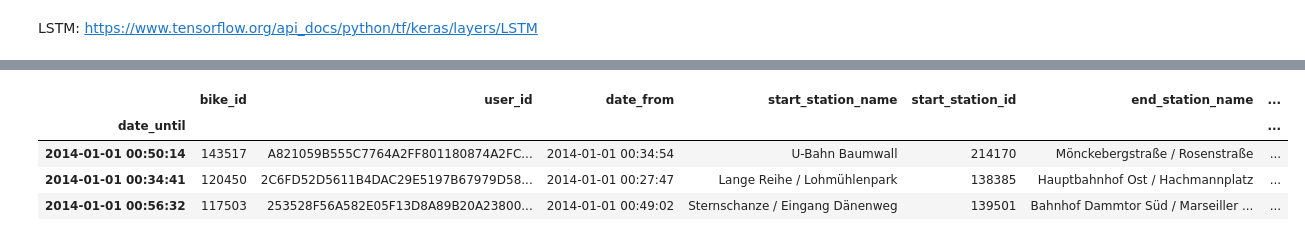
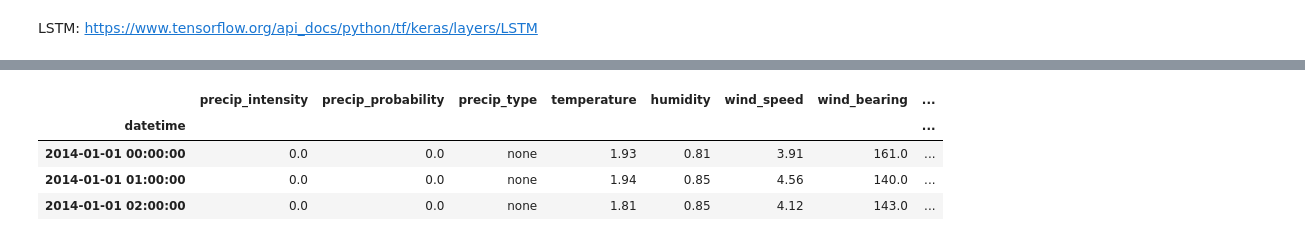
Before and after one commit to dorotheelaugwitz/master-thesis, a Jupyter notebook: prediction_rnn.ipynb, the cells around one changed output, grey strips where cells are left out. Cells and saved outputs as stored; diff of their text form; code cells hidden in the pictures.

Commit message:
Cleanup notebooks

```diff
--- a/prediction_rnn.ipynb
+++ b/prediction_rnn.ipynb
@@ -29,8 +39,14 @@ df.set_index("date_until", inplace=True)
 # %%
-df.head(3)
+weather = pd.read_csv("../data/clean/weather.csv", parse_dates=["datetime"])
+weather.set_index("datetime", inplace=True)
+
+predictors_a = weather[["temperature", "humidity"]]
+predictors_b = weather[["wind_speed", "uv_index"]]
+
+weather.head(3)
 # %% [output]
-|  | bike_id | user_id | date_from | start_station_name | start_station_id | end_station_name | ... |
-| date_until |  |  |  |  |  |  | ... |
-| 2014-01-01 00:50:14 | 143517 | A821059B555C7764A2FF801180874A2FC... | 2014-01-01 00:34:54 | U-Bahn Baumwall | 214170 | Mönckebergstraße / Rosenstraße | ... |
-| 2014-01-01 00:34:41 | 120450 | 2C6FD52D5611B4DAC29E5197B67979D58... | 2014-01-01 00:27:47 | Lange Reihe / Lohmühlenpark | 138385 | Hauptbahnhof Ost / Hachmannplatz | ... |
-| 2014-01-01 00:56:32 | 117503 | 253528F56A582E05F13D8A89B20A23800... | 2014-01-01 00:49:02 | Sternschanze / Eingang Dänenweg | 139501 | Bahnhof Dammtor Süd / Marseiller ... | ... |
+|  | precip_intensity | precip_probability | precip_type | temperature | humidity | wind_speed | wind_bearing | ... |
+| datetime |  |  |  |  |  |  |  | ... |
+| 2014-01-01 00:00:00 | 0.0 | 0.0 | none | 1.93 | 0.81 | 3.91 | 161.0 | ... |
+| 2014-01-01 01:00:00 | 0.0 | 0.0 | none | 1.94 | 0.85 | 4.56 | 140.0 | ... |
+| 2014-01-01 02:00:00 | 0.0 | 0.0 | none | 1.81 | 0.85 | 4.12 | 143.0 | ... |
```
Also changed, not shown: parts of 22 cells of this notebook, 7 other files.
